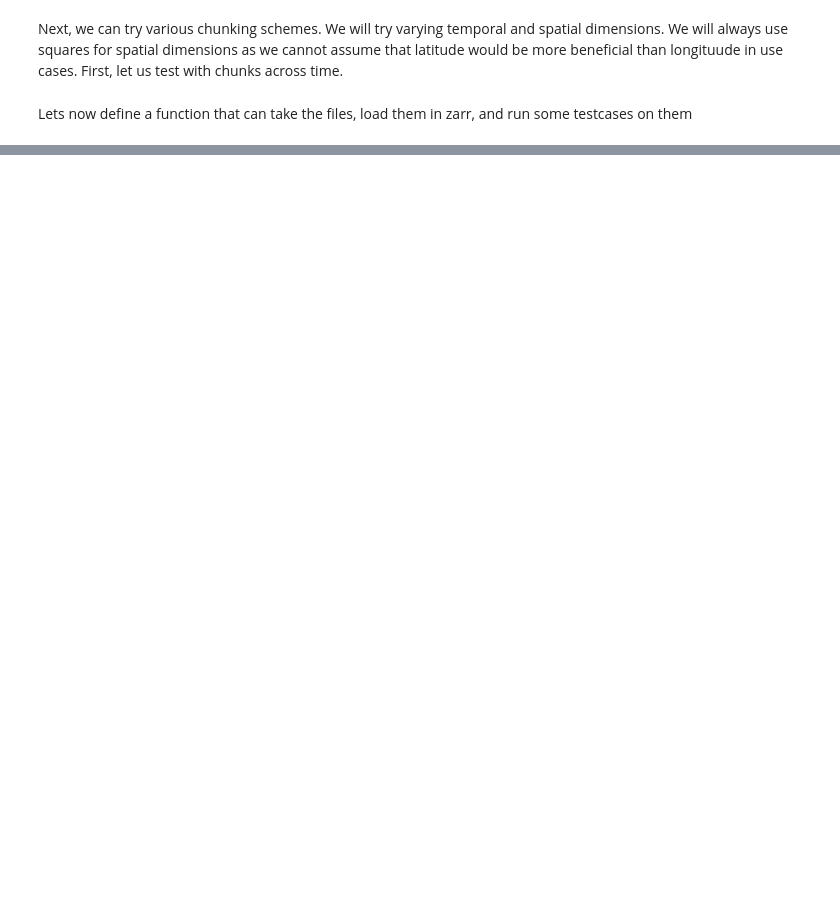
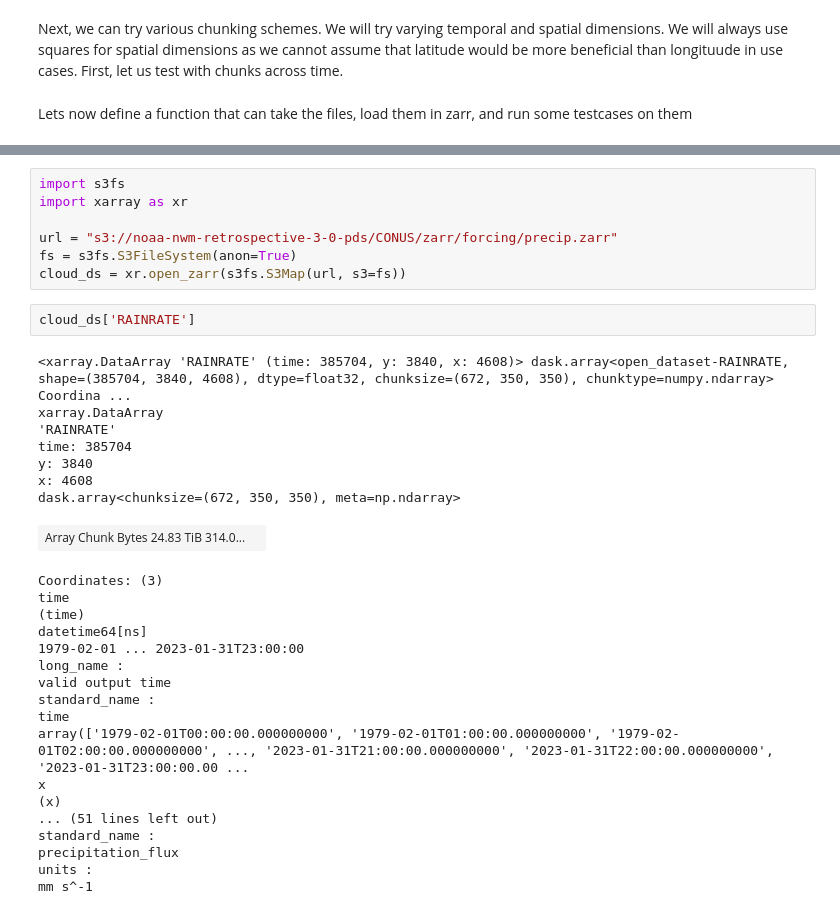
Before and after one commit to I-GUIDE/dataminecloudoptimized, a Jupyter notebook: Benchmark.ipynb, the cells around one changed output, grey strips where cells are left out. Saved outputs shown, nothing was run; the diff lists cells and outputs as text; blank space fills up the shorter version.

```diff
--- a/Benchmark.ipynb
+++ b/Benchmark.ipynb
@@ -182,0 +126,35 @@ RunTestCases("chunk_test", testcases, chunkSchemes)
+# %%
+import s3fs
+import xarray as xr
+
+url = "s3://noaa-nwm-retrospective-3-0-pds/CONUS/zarr/forcing/precip.zarr"
+fs = s3fs.S3FileSystem(anon=True)
+cloud_ds = xr.open_zarr(s3fs.S3Map(url, s3=fs))
+# %%
+cloud_ds['RAINRATE']
+# %% [output]
+<xarray.DataArray 'RAINRATE' (time: 385704, y: 3840, x: 4608)> dask.array<open_dataset-RAINRATE, shape=(385704, 3840, 4608), dtype=float32, chunksize=(672, 350, 350), chunktype=numpy.ndarray> Coordina ...
+xarray.DataArray
+'RAINRATE'
+time: 385704
+y: 3840
+x: 4608
+dask.array<chunksize=(672, 350, 350), meta=np.ndarray>
+| Array Chunk Bytes 24.83 TiB 314.0... |  |
+Coordinates: (3)
+time
+(time)
+datetime64[ns]
+1979-02-01 ... 2023-01-31T23:00:00
+long_name :
+valid output time
+standard_name :
+time
+array(['1979-02-01T00:00:00.000000000', '1979-02-01T01:00:00.000000000', '1979-02-01T02:00:00.000000000', ..., '2023-01-31T21:00:00.000000000', '2023-01-31T22:00:00.000000000', '2023-01-31T23:00:00.00 ...
+x
+(x)
+... (51 lines left out)
+standard_name :
+precipitation_flux
+units :
+mm s^-1
```
Also changed, not shown: parts of 14 cells of this notebook, 27 other files.
